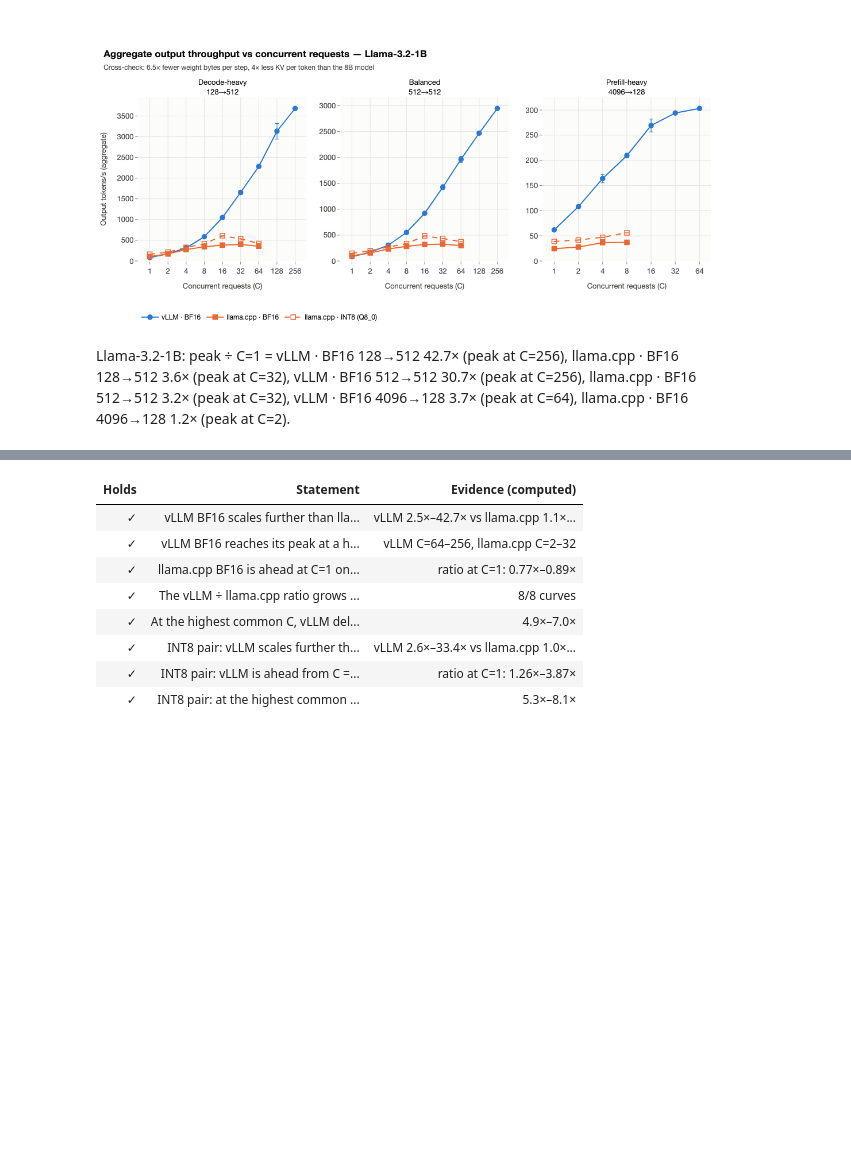
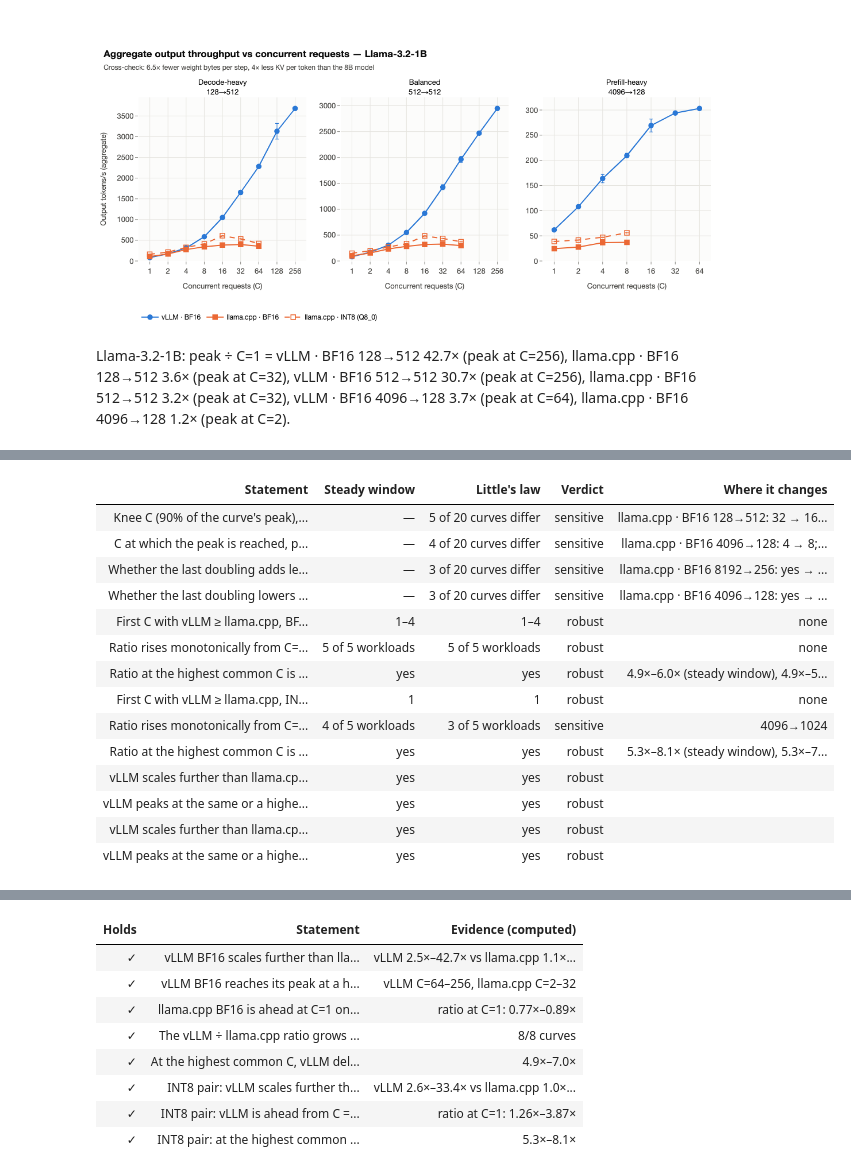
Before and after one commit to struggling-student/llm-backend-analysis, a Jupyter notebook: notebooks/backend_selection/04_concurrency_scaling.ipynb, the cells around one changed output, grey strips where cells are left out. Cells and saved outputs as stored; diff of their text form; code cells hidden in the pictures; blank space fills up the shorter version.

```diff
--- a/notebooks/backend_selection/04_concurrency_scaling.ipynb
+++ b/notebooks/backend_selection/04_concurrency_scaling.ipynb
@@ -215,0 +226,66 @@ Llama-3.2-1B: peak ÷ C=1 = vLLM · BF16 128→512 42.7× (peak at C=256), llama
+# %%
+ESTIMATORS = {"steady window (primary)": "total_tok_s_mean", "Little's law": "littles_law_total_tok_s_mean"}
+by_est = {}
+for name, col in ESTIMATORS.items():
+    p_ = metrics.add_scaling_metrics(pts, col)
+    s_ = metrics.curve_summary(p_, col)
+    by_est[name] = dict(
+        pts=p_, summary=s_,
+        cross={prec: comparisons.crossover_summary(comparisons.backend_ratio(p_, col, precision=prec)) for prec in ("bf16", "int8")})
+A, B = (by_est[k] for k in ESTIMATORS)
+curve_keys = metrics.CURVE_KEYS
+m = (A["summary"].merge(B["summary"], on=curve_keys, suffixes=("", "_ll")))
+m = m[m["model"] == MODEL].copy()
+m["plateau_flag"], m["plateau_flag_ll"] = m["last_doubling_gain"] < 0.05, m["last_doubling_gain_ll"] < 0.05
+m["decline"], m["decline_ll"] = m["last_doubling_gain"] < 0, m["last_doubling_gain_ll"] < 0
+def changed(col):
+    a, b = m[col], m[col + "_ll"]
+    return m[~((a == b) | (a.isna() & b.isna()))]
+def curve_list(d, col, fmt=lambda v: f"{v:g}"):
+    return "; ".join(f"{r.configuration_label} {r.workload_shape}: {fmt(getattr(r, col))} → {fmt(getattr(r, col + '_ll'))}" for r in d.itertuples())
+
+rows = []
+def stmt(text, a, b, detail="", robust=None):
+    robust = (a == b) if robust is None else robust
+    rows.append({"Statement": text, "Steady window": a, "Little's law": b,
+                 "Verdict": "robust" if robust else "sensitive", "Where it changes": detail})
+n = len(m)
+for col, text in (("knee_concurrency", "Knee C (90% of the curve's peak)"), ("peak_concurrency", "C at which the peak is reached"),
+                  ("plateau_flag", "Whether the last doubling adds less than 5% (the sweep's plateau rule)"),
+                  ("decline", "Whether the last doubling lowers throughput")):
+    d = changed(col)
+    fmt = (lambda v: f"{v:g}") if col.endswith("concurrency") else (lambda v: "yes" if v else "no")
+    stmt(f"{text}, per curve ({n} curves, {registry.model_label(MODEL)})", "—", f"{len(d)} of {n} curves differ",
+         curve_list(d, col, fmt) or "none", robust=len(d) == 0)
+for prec in ("bf16", "int8"):
+    ca, cb = (e["cross"][prec] for e in (A, B))
+    ca, cb = ca[ca["model"] == MODEL].set_index("workload"), cb[cb["model"] == MODEL].set_index("workload")
+    PL = prec.upper()
+    stmt(f"First C with vLLM ≥ llama.cpp, {PL} pair, per workload", rng(ca["first_c_ratio_ge_1"]), rng(cb["first_c_ratio_ge_1"]),
+         "; ".join(f"{registry.workload_label(w, short=True)}: {int(ca.loc[w, 'first_c_ratio_ge_1'])} → {int(cb.loc[w, 'first_c_ratio_ge_1'])}"
+                   for w in ca.index if ca.loc[w, "first_c_ratio_ge_1"] != cb.loc[w, "first_c_ratio_ge_1"]) or "none")
+    stmt(f"Ratio rises monotonically from C=2, {PL} pair", f"{int(ca['ratio_monotone_from_c2'].sum())} of {len(ca)} workloads",
+         f"{int(cb['ratio_monotone_from_c2'].sum())} of {len(cb)} workloads",
+         "; ".join(registry.workload_label(w, short=True) for w in ca.index if ca.loc[w, "ratio_monotone_from_c2"] != cb.loc[w, "ratio_monotone_from_c2"]) or "none")
+    stmt(f"Ratio at the highest common C is at least 4× on every workload, {PL} pair",
+         "yes" if (ca["ratio_at_highest_common_c"] >= 4).all() else "no", "yes" if (cb["ratio_at_highest_common_c"] >= 4).all() else "no",
+         f"{rng(ca['ratio_at_highest_common_c'], x)} (steady window), {rng(cb['ratio_at_highest_common_c'], x)} (Little's law)")
+vl = m[(m["backend"] == "vllm")]
+ll_ = m[(m["backend"] == "llama_cpp")]
+for prec in ("bf16", "int8"):
+    v_, l_ = vl[vl["precision"] == prec].set_index("workload"), ll_[ll_["precision"] == prec].set_index("workload")
+    l_ = l_.loc[v_.index]
+    stmt(f"vLLM scales further than llama.cpp (peak ÷ C=1), {prec.upper()}, every workload",
+         "yes" if (v_["peak_over_c1"] > l_["peak_over_c1"]).all() else "no",
+         "yes" if (v_["peak_over_c1_ll"] > l_["peak_over_c1_ll"]).all() else "no")
+    stmt(f"vLLM peaks at the same or a higher C than llama.cpp, {prec.upper()}, every workload",
+         "yes" if (v_["peak_concurrency"] >= l_["peak_concurrency"]).all() else "no",
+         "yes" if (v_["peak_concurrency_ll"] >= l_["peak_concurrency_ll"]).all() else "no")
+tab = pd.DataFrame(rows)
+display(table(tab, align="left", caption="Statements that rest on a few percent, recomputed with the Little's-law estimator (8B model)"))
+sens = tab[tab["Verdict"] == "sensitive"]
+dec = m[m["decline"] & m["decline_ll"]]
+show(f"{len(tab) - len(sens)} of {len(tab)} statements are unchanged; {len(sens)} are sensitive. "
+     f"Declines of the last doubling that hold under both estimators: "
+     + ", ".join(f"{r.configuration_label} {r.workload_shape} ({r.last_doubling_gain:+.0%} / {r.last_doubling_gain_ll:+.0%})" for r in dec.itertuples()) + ".")
+# %% [output]
@@ -215,0 +293,15 @@ Llama-3.2-1B: peak ÷ C=1 = vLLM · BF16 128→512 42.7× (peak at C=256), llama
+| Statement | Steady window | Little's law | Verdict | Where it changes |
+| Knee C (90% of the curve's peak),... | — | 5 of 20 curves differ | sensitive | llama.cpp · BF16 128→512: 32 → 16... |
+| C at which the peak is reached, p... | — | 4 of 20 curves differ | sensitive | llama.cpp · BF16 4096→128: 4 → 8;... |
+| Whether the last doubling adds le... | — | 3 of 20 curves differ | sensitive | llama.cpp · BF16 8192→256: yes → ... |
+| Whether the last doubling lowers ... | — | 3 of 20 curves differ | sensitive | llama.cpp · BF16 4096→128: yes → ... |
+| First C with vLLM ≥ llama.cpp, BF... | 1–4 | 1–4 | robust | none |
+| Ratio rises monotonically from C=... | 5 of 5 workloads | 5 of 5 workloads | robust | none |
+| Ratio at the highest common C is ... | yes | yes | robust | 4.9×–6.0× (steady window), 4.9×–5... |
+| First C with vLLM ≥ llama.cpp, IN... | 1 | 1 | robust | none |
+| Ratio rises monotonically from C=... | 4 of 5 workloads | 3 of 5 workloads | sensitive | 4096→1024 |
+| Ratio at the highest common C is ... | yes | yes | robust | 5.3×–8.1× (steady window), 5.3×–7... |
+| vLLM scales further than llama.cp... | yes | yes | robust |  |
+| vLLM peaks at the same or a highe... | yes | yes | robust |  |
+| vLLM scales further than llama.cp... | yes | yes | robust |  |
+| vLLM peaks at the same or a highe... | yes | yes | robust |  |
```
Also changed, not shown: parts of 8 cells of this notebook, 2 other files.
